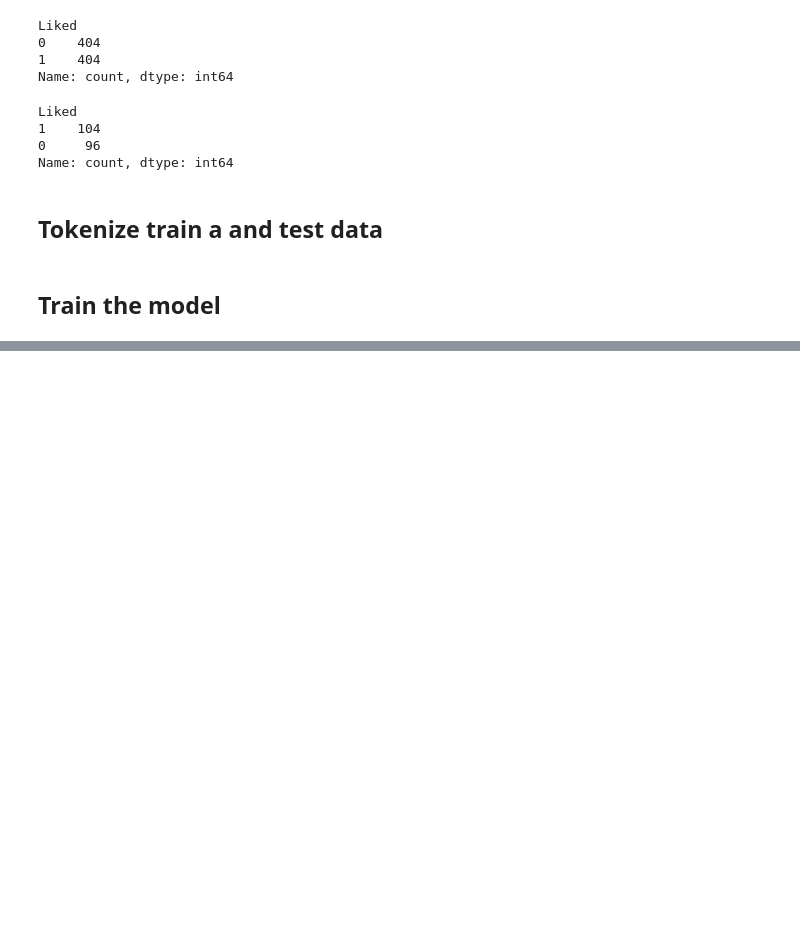
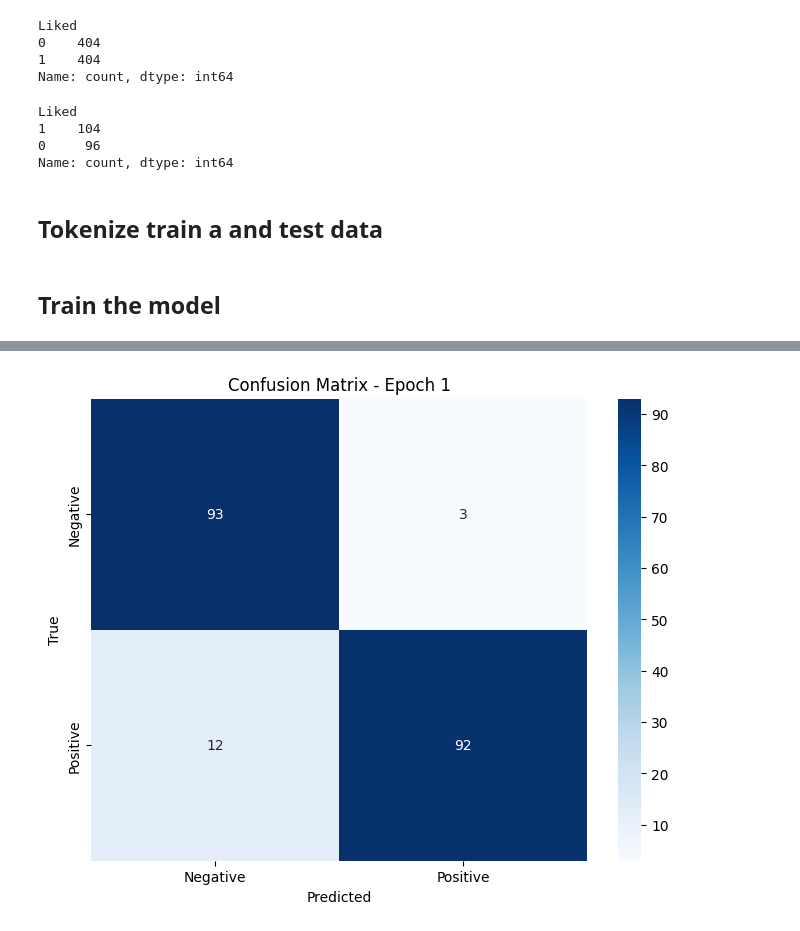
Before and after one commit to amirhkr/Sentiment_Analysis, a Jupyter notebook: notebook/training.ipynb, the cells around one changed output, grey strips where cells are left out. Drawn from its saved outputs; the diff is of its cells as text; code cells hidden in the pictures; blank space fills up the shorter version.

Commit message:
Added confusion matrix and AUC plots

```diff
--- a/notebook/training.ipynb
+++ b/notebook/training.ipynb
@@ -281,0 +283,96 @@ Precision: 0.9302, Recall: 0.9300, F1-Score: 0.9300
+# %%
+from sklearn.metrics import accuracy_score, precision_score, recall_score, f1_score, confusion_matrix, roc_curve, auc
+import seaborn as sns
+import matplotlib.pyplot as plt
+import torch
+import torch.nn as nn
+from transformers import BertModel, get_linear_schedule_with_warmup
+import numpy as np
+from torch.optim import AdamW
+
+# (Assume other parts of the code remain the same)
+
+# Updated eval_model function to return predictions and true labels
+def eval_model(model, data_loader, loss_fn, device, n_examples):
+    model.eval()  # Set the model to evaluation mode
+    losses = []
+    correct_predictions = 0
+    all_preds = []
+    all_probs = []  # For storing softmax probabilities
+    all_labels = []
+
+    with torch.no_grad():  # No gradient calculations in evaluation
+        for batch in data_loader:
+            input_ids = batch['input_ids'].to(device)
+            attention_mask = batch['attention_mask'].to(device)
+            labels = batch['label'].to(device)
+
+            # Forward pass
+            outputs = model(input_ids=input_ids, attention_mask=attention_mask)
+            probs = torch.softmax(outputs, dim=1)  # Get softmax probabilities
+            _, preds = torch.max(probs, dim=1)
+
+            # Calculate loss
+            loss = loss_fn(outputs, labels)
+            losses.append(loss.item())
+            correct_predictions += torch.sum(preds == labels).item()
+
+            # Collect predictions and true labels for metrics and confusion matrix
+            all_preds.extend(preds.cpu().numpy())
+            all_labels.extend(labels.cpu().numpy())
+            all_probs.extend(probs[:, 1].cpu().numpy())  # Get probabilities for the positive class
+
+    avg_loss = sum(losses) / len(losses)  # Average loss
+    accuracy = correct_predictions / n_examples  # Calculate accuracy
+
+    # Calculate precision, recall, and F1 score
+    precision = precision_score(all_labels, all_preds, average='weighted')
+    recall = recall_score(all_labels, all_preds, average='weighted')
+    f1 = f1_score(all_labels, all_preds, average='weighted')
+
+    return accuracy, avg_loss, precision, recall, f1, all_labels, all_preds, all_probs
+
+# Training Loop
+for epoch in range(EPOCHS):
+    train_acc, train_loss = train_epoch(model, train_data_loader, loss_fn, optimizer, device, scheduler, len(train_data))
+    val_acc, val_loss, precision, recall, f1, y_true, y_pred, y_probs = eval_model(model, val_data_loader, loss_fn, device, len(val_data_loader.dataset))
+
+    # Store metrics
+    history['train_acc'].append(train_acc)
+    history['train_loss'].append(train_loss)
+    history['val_accuracy'].append(val_acc)
+    history['val_loss'].append(val_loss)
+    history['val_precision'].append(precision)
+    history['val_recall'].append(recall)
+    history['val_f1'].append(f1)
+
+    # Print epoch summary
+    print(f'Epoch {epoch + 1}/{EPOCHS}')
+    print(f'Train loss: {train_loss:.4f}, Train accuracy: {train_acc:.4f}')
+    print(f'Val loss: {val_loss:.4f}, Val accuracy: {val_acc:.4f}')
+    print(f'Precision: {precision:.4f}, Recall: {recall:.4f}, F1-Score: {f1:.4f}')
+
+    # Compute and display confusion matrix
+    cm = confusion_matrix(y_true, y_pred)
+    plt.figure(figsize=(8, 6))
+    sns.heatmap(cm, annot=True, fmt='d', cmap='Blues', xticklabels=['Negative', 'Positive'], yticklabels=['Negative', 'Positive'])
+    plt.xlabel('Predicted')
+    plt.ylabel('True')
+    plt.title(f'Confusion Matrix - Epoch {epoch + 1}')
+    plt.show()
+
+    # Compute and display ROC curve and AUC
+    fpr, tpr, _ = roc_curve(y_true, y_probs)  # Get false positive and true positive rates
+    roc_auc = auc(fpr, tpr)  # Compute AUC
+
+    plt.figure(figsize=(8, 6))
+    plt.plot(fpr, tpr, color='blue', lw=2, label=f'ROC Curve (area = {roc_auc:.2f})')
+    plt.plot([0, 1], [0, 1], color='gray', lw=2, linestyle='--')
+    plt.xlim([0.0, 1.0])
+    plt.ylim([0.0, 1.05])
+    plt.xlabel('False Positive Rate')
+    plt.ylabel('True Positive Rate')
+    plt.title(f'ROC Curve - Epoch {epoch + 1}')
+    plt.legend(loc='lower right')
+    plt.show()
+# %% [output]
@@ -281,0 +383 @@ Precision: 0.9302, Recall: 0.9300, F1-Score: 0.9300
+[figure, added]
```
Also changed, not shown: parts of 2 cells of this notebook, 1 other file.
